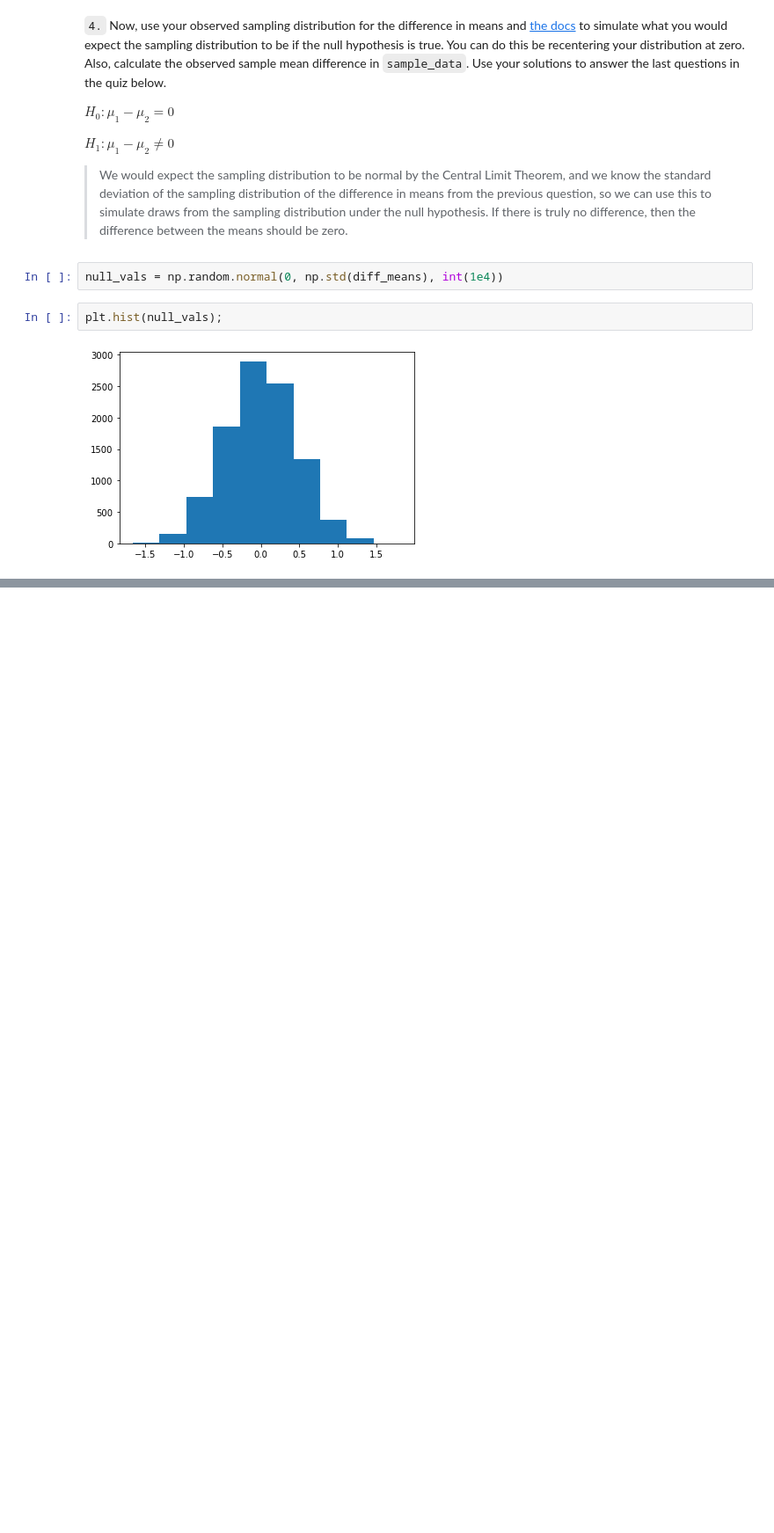
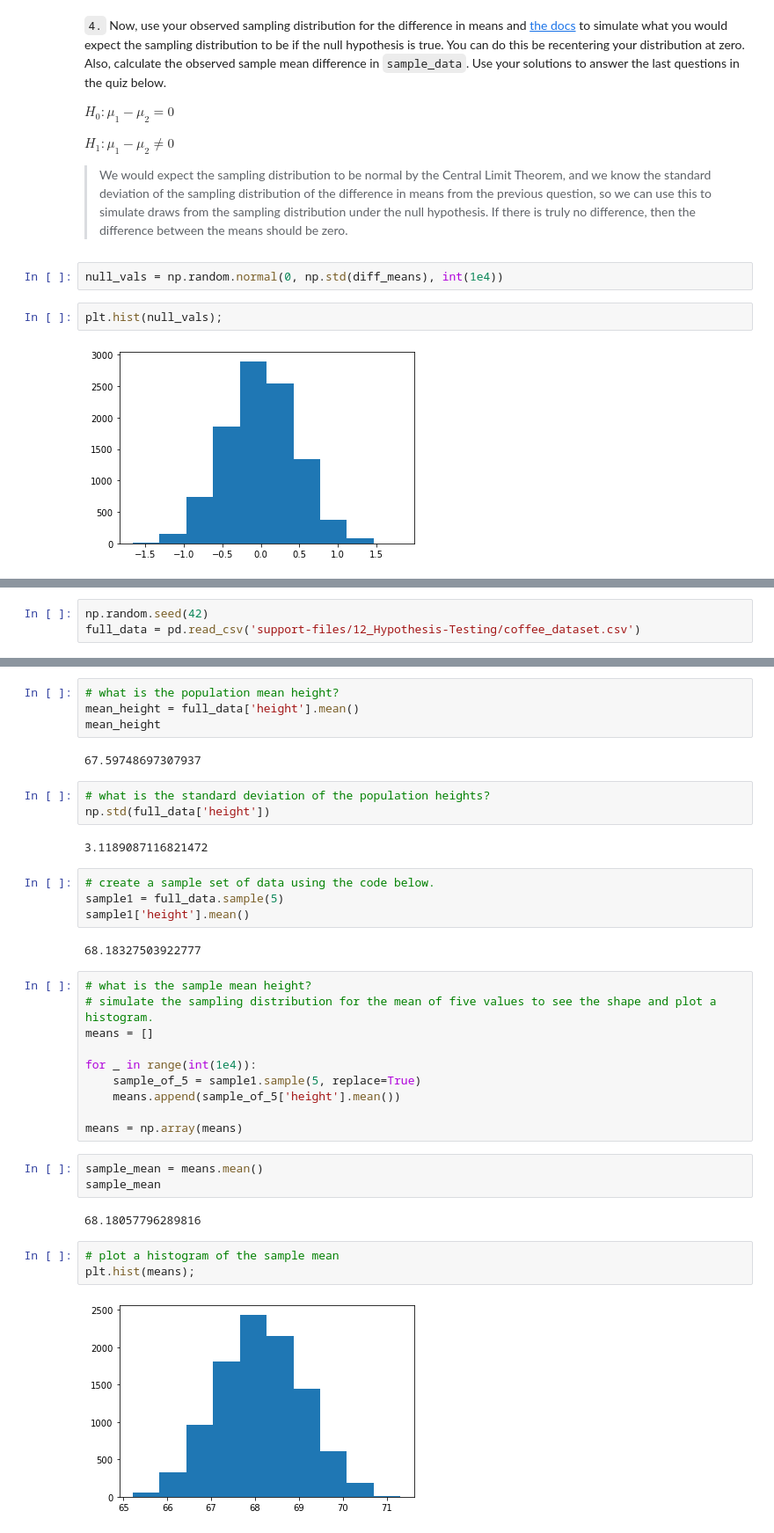
Before and after one commit to tharcyla/practical-statistics, a Jupyter notebook: 12_Hypothesis-Testing.ipynb, the cells around one changed output, grey strips where cells are left out. Shown at 88% size. Drawn from its saved outputs; the diff is of its cells as text; blank space fills up the shorter version.

```diff
--- a/12_Hypothesis-Testing.ipynb
+++ b/12_Hypothesis-Testing.ipynb
@@ -237,0 +676,3 @@ plt.hist(null_vals);
+# %%
+np.random.seed(42)
+full_data = pd.read_csv('support-files/12_Hypothesis-Testing/coffee_dataset.csv')
@@ -237,0 +694,37 @@ plt.hist(null_vals);
+# %%
+# what is the population mean height?
+mean_height = full_data['height'].mean()
+mean_height
+# %% [output]
+67.59748697307937
+# %%
+# what is the standard deviation of the population heights?
+np.std(full_data['height'])
+# %% [output]
+3.1189087116821472
+# %%
+# create a sample set of data using the code below.
+sample1 = full_data.sample(5)
+sample1['height'].mean()
+# %% [output]
+68.18327503922777
+# %%
+# what is the sample mean height?
+# simulate the sampling distribution for the mean of five values to see the shape and plot a histogram.
+means = []
+
+for _ in range(int(1e4)):
+    sample_of_5 = sample1.sample(5, replace=True)
+    means.append(sample_of_5['height'].mean())
+
+means = np.array(means)
+# %%
+sample_mean = means.mean()
+sample_mean
+# %% [output]
+68.18057796289816
+# %%
+# plot a histogram of the sample mean
+plt.hist(means);
+# %% [output]
+[figure, added]
```
Also changed, not shown: parts of 60 cells of this notebook.
